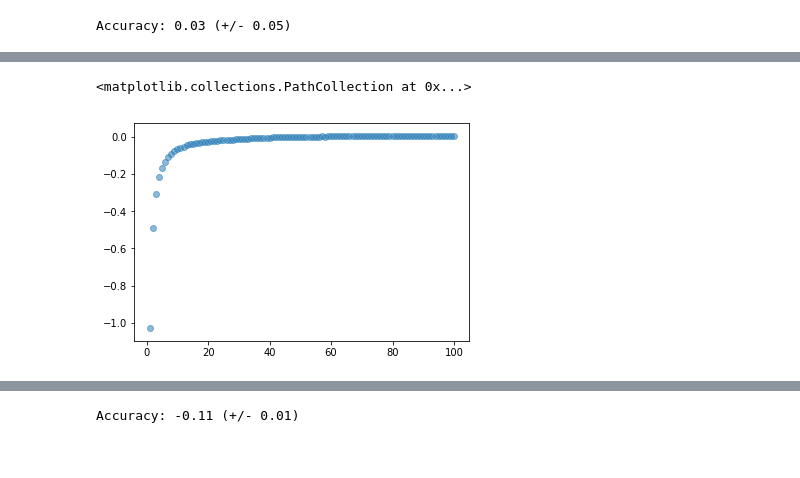
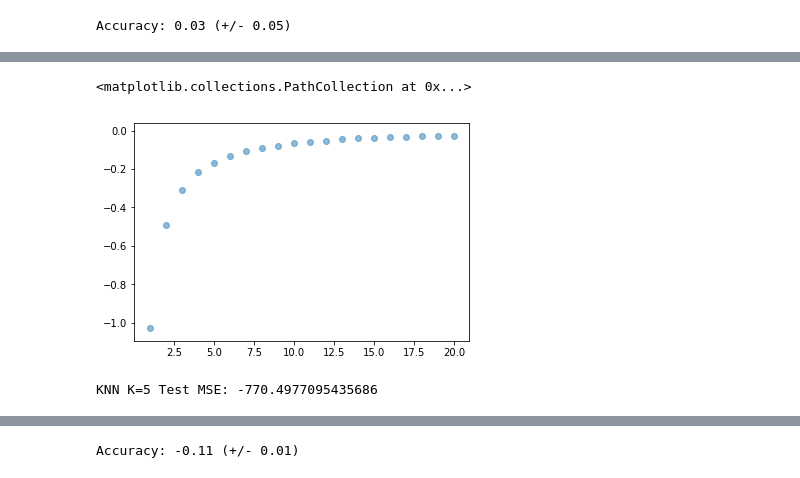
Before and after one commit to edithzeng/SALFinalProject, a Jupyter notebook: models.ipynb, the cells around one changed output, grey strips where cells are left out. Saved outputs shown, nothing was run; the diff lists cells and outputs as text; code cells hidden in the pictures.

```diff
--- a/models.ipynb
+++ b/models.ipynb
@@ -55,7 +99,7 @@ Accuracy: 0.03 (+/- 0.05)
 # %%
 # K Nearest Neighbor Regression
 Klist = []
-for K in range(1,101):
+for K in range(1,21):
     knn = KNeighborsRegressor(n_neighbors=K)
     Kscores = cross_val_score(knn, X, np.ravel(Y_regression), cv=10)
     Klist.append(Kscores.mean())
@@ -75,8 +111,15 @@ for K in range(1,101):
 # %%
-plt.scatter(range(1,101), Klist, alpha = 0.5)
+plt.scatter(range(1,21), Klist, alpha = 0.5)
 # %% [output]
 <matplotlib.collections.PathCollection at 0x...>
-[figure, old version]
+[figure, new version]
+# %%
+knn = KNeighborsRegressor(n_neighbors=5)
+scores = cross_validate(knn, X, Y_regression, cv=10, scoring="neg_mean_squared_error")
+sorted(scores.keys())
+print("KNN K=5 Test MSE:", scores["test_score"].mean())
+# %% [output]
+KNN K=5 Test MSE: -770.4977095435686
 # %%
 # Decision Trees
 # %%
```
Also changed, not shown: parts of 48 cells of this notebook.
